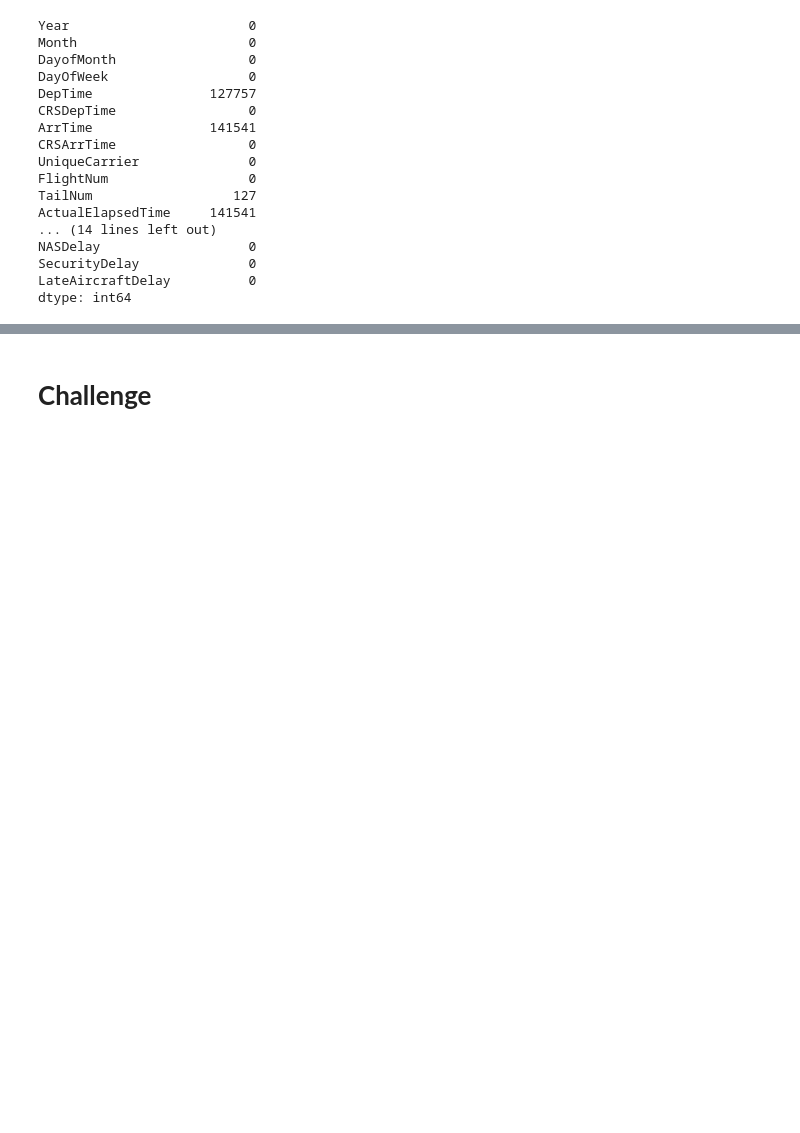
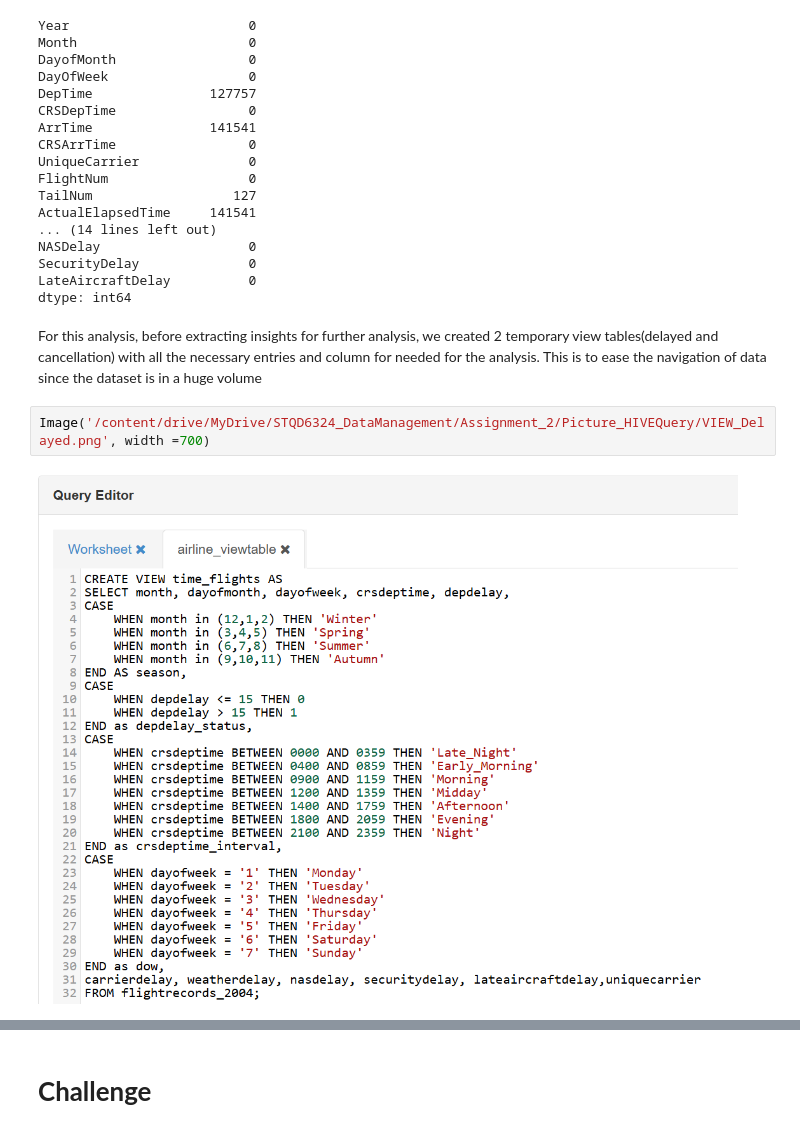
Before and after one commit to athirah-o/Airline_OnTime_Performance_Analysis, a Jupyter notebook: P129566_Assignment2.ipynb, the cells around one changed output, grey strips where cells are left out. Saved outputs shown, nothing was run; the diff lists cells and outputs as text; blank space fills up the shorter version.

```diff
--- a/P129566_Assignment2.ipynb
+++ b/P129566_Assignment2.ipynb
@@ -69,3 +79,9 @@ NASDelay                   0
 SecurityDelay              0
 LateAircraftDelay          0
 dtype: int64
+# %% [markdown]
+For this analysis, before extracting insights for further analysis, we created 2 temporary view tables(delayed and cancellation) with all the necessary entries and column for needed for the analysis. This is to ease the navigation of data since the dataset is in a huge volume
+# %%
+Image('/content/drive/MyDrive/STQD6324_DataManagement/Assignment_2/Picture_HIVEQuery/VIEW_Delayed.png', width =700)
+# %% [output]
+[figure, added]
```
Also changed, not shown: parts of 23 cells of this notebook.
